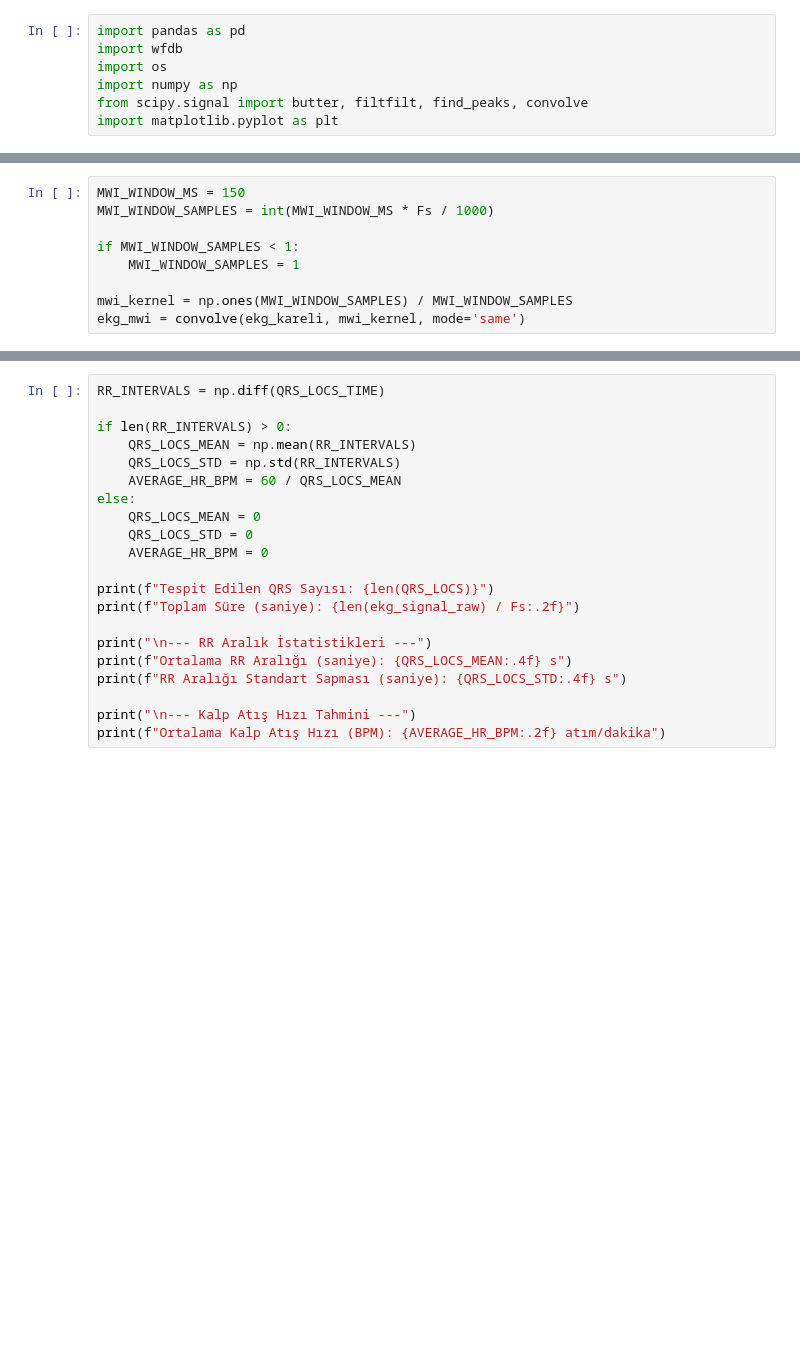
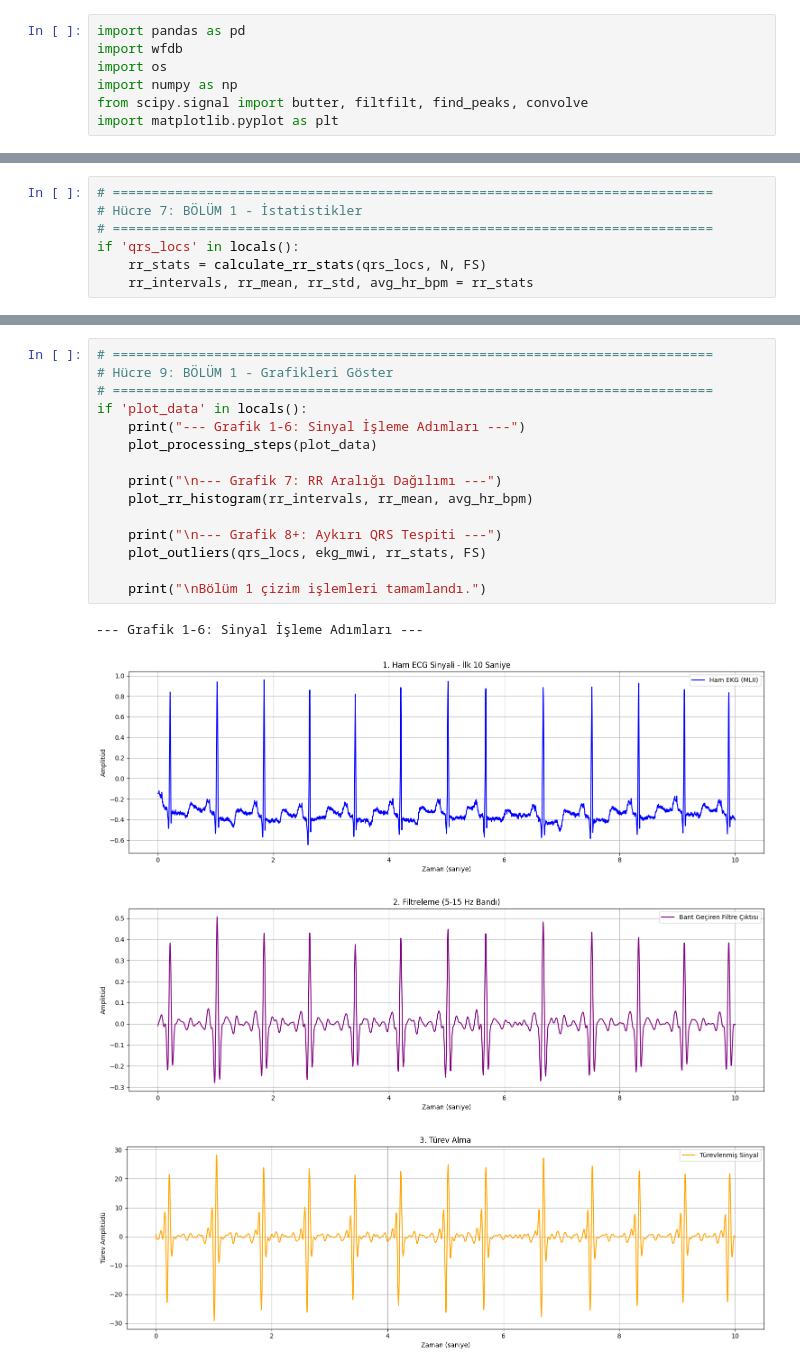
Before and after one commit to suleymangzy/My-Arrhythmia-Detection-Master-s-Project, a Jupyter notebook: MIT-BIHArrhythmiaDatabase.ipynb, the cells around one changed output, grey strips where cells are left out. Cells and saved outputs as stored; diff of their text form; blank space fills up the shorter version.

```diff
--- a/MIT-BIHArrhythmiaDatabase.ipynb
+++ b/MIT-BIHArrhythmiaDatabase.ipynb
@@ -85,9 +459,7 @@ ekg_kareli = ekg_signal_differentiation**2
 # %%
-MWI_WINDOW_MS = 150
-MWI_WINDOW_SAMPLES = int(MWI_WINDOW_MS * Fs / 1000)
-
-if MWI_WINDOW_SAMPLES < 1:
-    MWI_WINDOW_SAMPLES = 1
-
-mwi_kernel = np.ones(MWI_WINDOW_SAMPLES) / MWI_WINDOW_SAMPLES
-ekg_mwi = convolve(ekg_kareli, mwi_kernel, mode='same')
+# =============================================================================
+# Hücre 7: BÖLÜM 1 - İstatistikler
+# =============================================================================
+if 'qrs_locs' in locals():
+    rr_stats = calculate_rr_stats(qrs_locs, N, FS)
+    rr_intervals, rr_mean, rr_std, avg_hr_bpm = rr_stats
@@ -153,21 +505,20 @@ QRS_LOCS_TIME = QRS_LOCS / Fs
 # %%
-RR_INTERVALS = np.diff(QRS_LOCS_TIME)
+# =============================================================================
+# Hücre 9: BÖLÜM 1 - Grafikleri Göster
+# =============================================================================
+if 'plot_data' in locals():
+    print("--- Grafik 1-6: Sinyal İşleme Adımları ---")
+    plot_processing_steps(plot_data)
 
-if len(RR_INTERVALS) > 0:
-    QRS_LOCS_MEAN = np.mean(RR_INTERVALS)
-    QRS_LOCS_STD = np.std(RR_INTERVALS)
-    AVERAGE_HR_BPM = 60 / QRS_LOCS_MEAN
-else:
-    QRS_LOCS_MEAN = 0
-    QRS_LOCS_STD = 0
-    AVERAGE_HR_BPM = 0
+    print("\n--- Grafik 7: RR Aralığı Dağılımı ---")
+    plot_rr_histogram(rr_intervals, rr_mean, avg_hr_bpm)
 
-print(f"Tespit Edilen QRS Sayısı: {len(QRS_LOCS)}")
-print(f"Toplam Süre (saniye): {len(ekg_signal_raw) / Fs:.2f}")
+    print("\n--- Grafik 8+: Aykırı QRS Tespiti ---")
+    plot_outliers(qrs_locs, ekg_mwi, rr_stats, FS)
 
-print("\n--- RR Aralık İstatistikleri ---")
-print(f"Ortalama RR Aralığı (saniye): {QRS_LOCS_MEAN:.4f} s")
-print(f"RR Aralığı Standart Sapması (saniye): {QRS_LOCS_STD:.4f} s")
-
-print("\n--- Kalp Atış Hızı Tahmini ---")
-print(f"Ortalama Kalp Atış Hızı (BPM): {AVERAGE_HR_BPM:.2f} atım/dakika")
+    print("\nBölüm 1 çizim işlemleri tamamlandı.")
+# %% [output]
+--- Grafik 1-6: Sinyal İşleme Adımları ---
+[figure, added]
+[figure, added]
+[figure, added]
```
Also changed, not shown: parts of 25 cells of this notebook.
